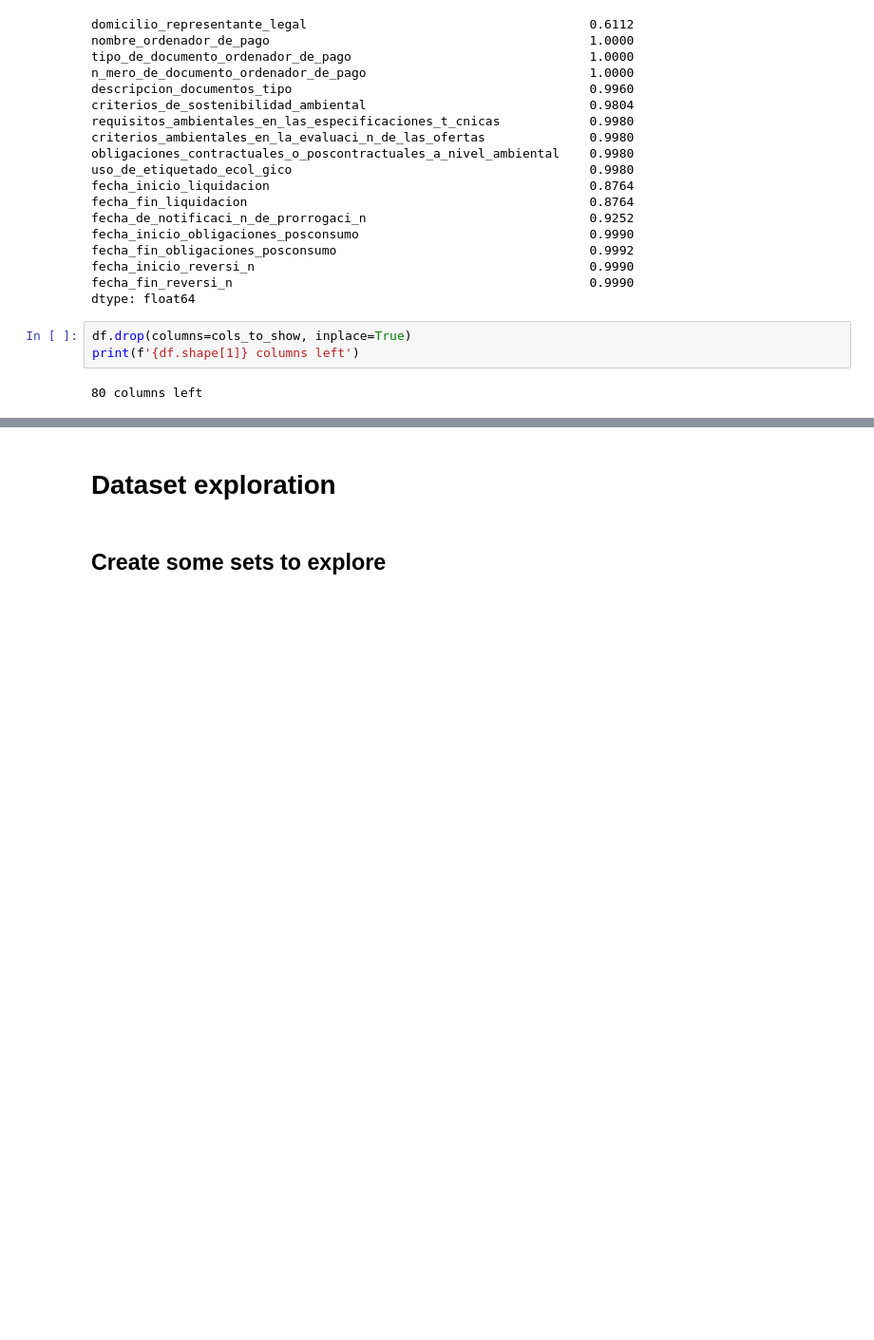
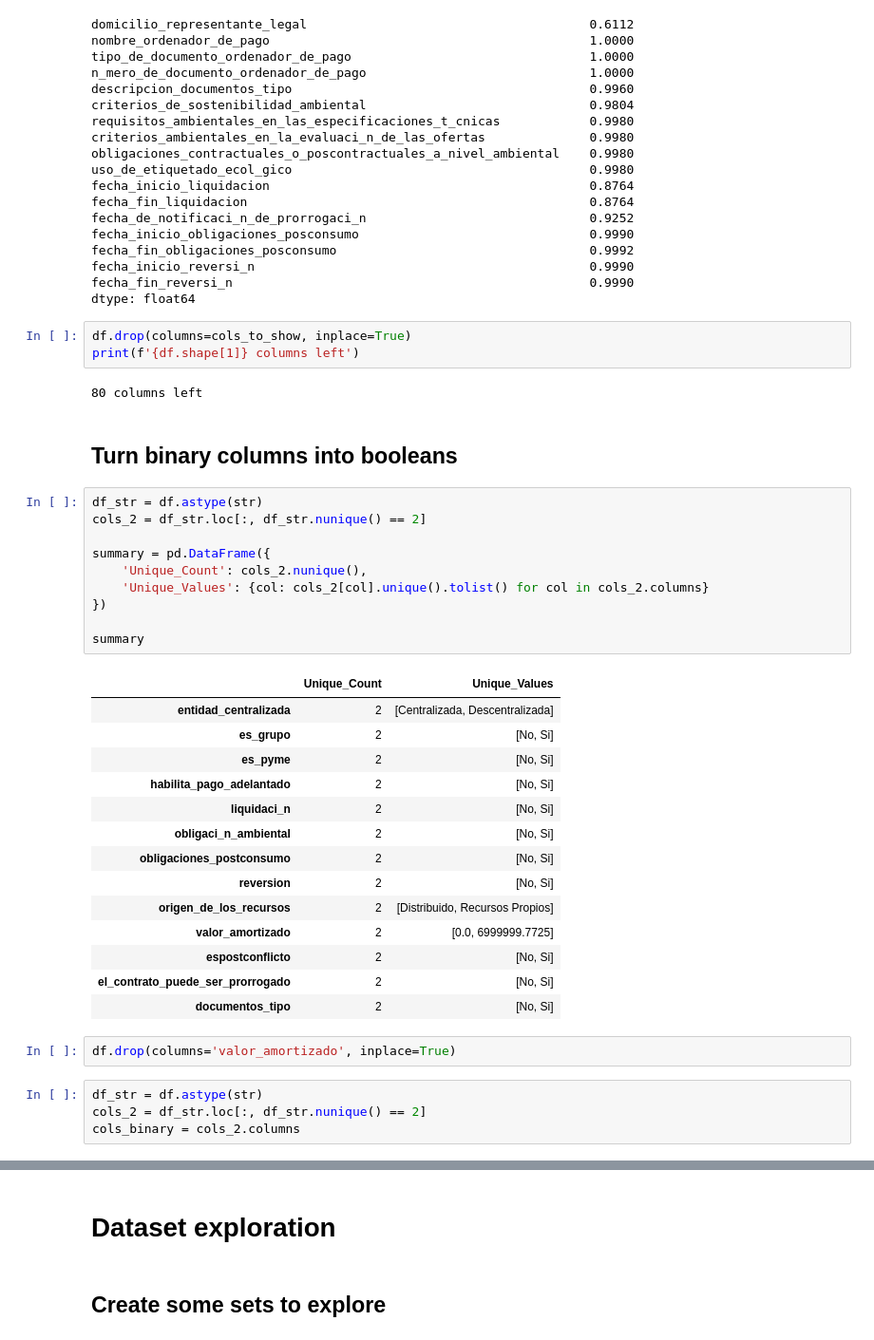
Before and after one commit to johngalt-lab/SECOP-II-Contract-Analysis, a Jupyter notebook: Clean and Describe.ipynb, the cells around one changed output, grey strips where cells are left out. Shown at 95% size. Drawn from its saved outputs; the diff is of its cells as text; blank space fills up the shorter version.

```diff
--- a/Clean and Describe.ipynb
+++ b/Clean and Describe.ipynb
@@ -667,3 +667,36 @@ df.drop(columns=cols_to_show, inplace=True)
 print(f'{df.shape[1]} columns left')
 # %% [output]
 80 columns left
+# %% [markdown]
+## Turn binary columns into booleans
+# %%
+df_str = df.astype(str)
+cols_2 = df_str.loc[:, df_str.nunique() == 2]
+
+summary = pd.DataFrame({
+    'Unique_Count': cols_2.nunique(),
+    'Unique_Values': {col: cols_2[col].unique().tolist() for col in cols_2.columns}
+})
+
+summary
+# %% [output]
+|  | Unique_Count | Unique_Values |
+| entidad_centralizada | 2 | [Centralizada, Descentralizada] |
+| es_grupo | 2 | [No, Si] |
+| es_pyme | 2 | [No, Si] |
+| habilita_pago_adelantado | 2 | [No, Si] |
+| liquidaci_n | 2 | [No, Si] |
+| obligaci_n_ambiental | 2 | [No, Si] |
+| obligaciones_postconsumo | 2 | [No, Si] |
+| reversion | 2 | [No, Si] |
+| origen_de_los_recursos | 2 | [Distribuido, Recursos Propios] |
+| valor_amortizado | 2 | [0.0, 6999999.7725] |
+| espostconflicto | 2 | [No, Si] |
+| el_contrato_puede_ser_prorrogado | 2 | [No, Si] |
+| documentos_tipo | 2 | [No, Si] |
+# %%
+df.drop(columns='valor_amortizado', inplace=True)
+# %%
+df_str = df.astype(str)
+cols_2 = df_str.loc[:, df_str.nunique() == 2]
+cols_binary = cols_2.columns
```
Also changed, not shown: parts of 17 cells of this notebook, 1 other file.
